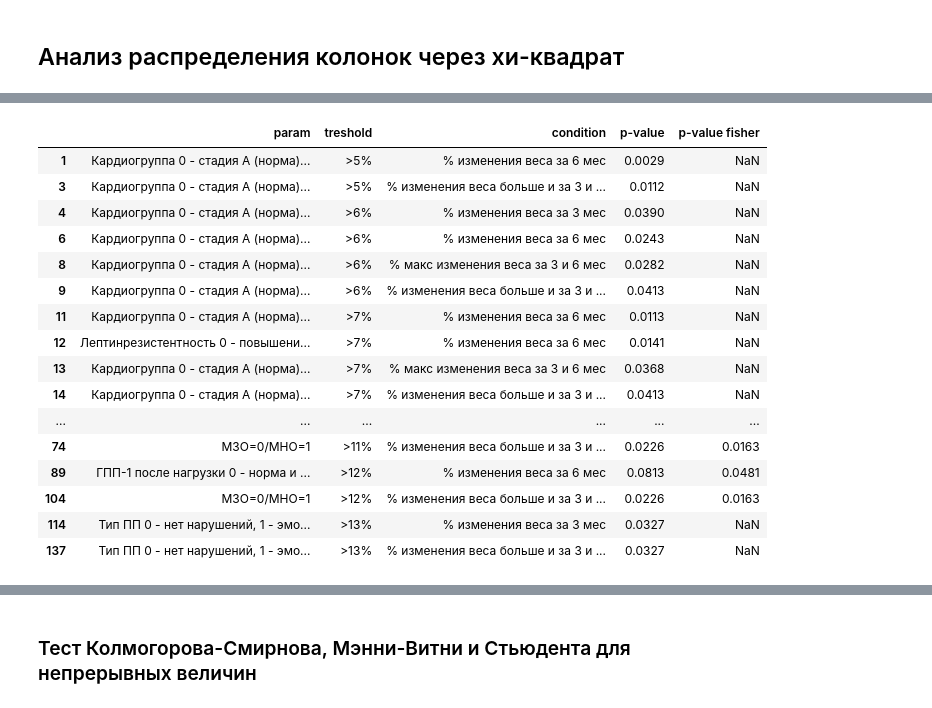
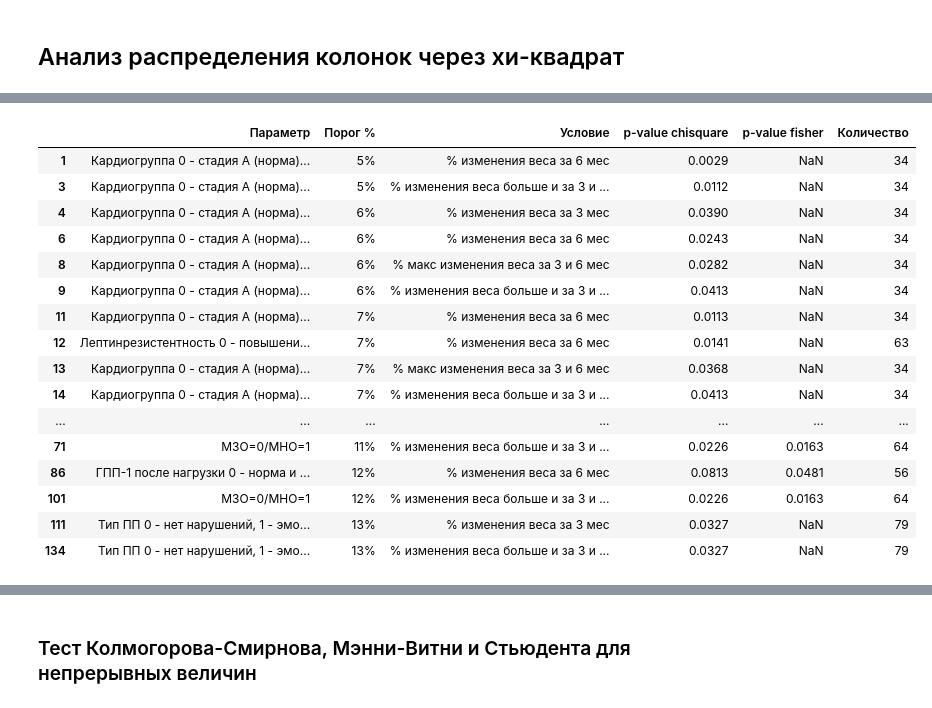
Before and after one commit to geniusserg/Endocrinology, a Jupyter notebook: experiments.ipynb, the cells around one changed output, grey strips where cells are left out. Drawn from its saved outputs; the diff is of its cells as text; code cells hidden in the pictures.

```diff
--- a/experiments.ipynb
+++ b/experiments.ipynb
@@ -297,16 +302,28 @@ for col in cols:
 dataset["Мочевая Кислота"] = dataset["Мочевая Кислота"].astype(float)
 # %% [markdown]
 ## Анализ распределения колонок через хи-квадрат
+# %%
+
+aliases = {
+    "A": "% изменения веса за 3 мес",
+    "B": "% изменения веса за 6 мес",
+    'C': "% макс изменения веса за 3 и 6 мес",
+    'D': "% изменения веса больше и за 3 и за 6 мес"
+}
+
+def add_descriptions(df, condition_column="Условие"):
+  for i in list(aliases.keys()):
+    df.loc[df[condition_column]==i, condition_column] = aliases[i]
+
+def get_conditions(dataset_x, threshold=5):
+  conditions = {
+      "A": (dataset_x["% потери веса 3 мес"]>=threshold),
+      "B": (dataset_x[~pd.isna(dataset_x["% потери веса 6 мес"])]["% потери веса 6 мес"]>=threshold),
+      'C': (np.nanmax(dataset_x[["% потери веса 3 мес","% потери веса 6 мес"]], axis=1)>=threshold),
+      'D': (dataset_x["% потери веса 3 мес"]>=threshold)&(dataset_x["% потери веса 6 мес"]>=threshold)
+  }
+  return conditions
 # %%
-def get_conditions(dataset_x, threshold=5):
-  conditions = {
-      "A": (dataset_x["% потери веса 3 мес"]>threshold),
-      "B": (dataset_x[~pd.isna(dataset_x["% потери веса 6 мес"])]["% потери веса 6 мес"]>threshold),
-      'C': (np.nanmax(dataset_x[["% потери веса 3 мес","% потери веса 6 мес"]], axis=1)>threshold),
-      'D': (dataset_x["% потери веса 3 мес"]>threshold)&(dataset_x["% потери веса 6 мес"]>threshold)
-  }
-  return conditions
-
 def test_chisquare(medicine="SAX"):
   global dataset
   dataset_x = dataset.copy()
@@ -317,9 +334,9 @@ def test_chisquare(medicine="SAX"):
       dataset_x["success"] = conditions[j]
       dataset_x = dataset_x[dataset_x["Лечение"]==medicine]
       for col in dataset_x.columns:
-        if (col == "success"):
+        if ((col == "success") or (col not in discret_params)):
           continue
-        res = [col, f">{i}%", j, None, None]
+        res = [col, f"{i}%", aliases[j], None, None]
         if any([col.find(prf)!=-1 for prf in ["3 мес", "6 мес", "В2", "Респондер", "В.2", "В1..1", "ПЭТ"]]):
           continue
         if ((~(dataset_x[col].isna())).sum() < 20):
@@ -336,7 +353,8 @@ def test_chisquare(medicine="SAX"):
           res[4]=fisher_exact(A)[1]
         except Exception as e:
           pass
+        res.append((~(dataset_x[col].isna())).sum())
         stats.append(res)
-  dfds = pd.DataFrame(stats, columns=["param", "treshold", "condition", "p-value", "p-value fisher"])
-  dfds = dfds[((~(dfds["p-value"].isna()))&(dfds["p-value"]<=0.05))|((~(dfds["p-value fisher"].isna()))&(dfds["p-value fisher"]<=0.05))].reset_index(drop=True)
+  dfds = pd.DataFrame(stats, columns=["Параметр", 'Порог %', 'Условие', "p-value chisquare", "p-value fisher", "Количество"])
+  dfds = dfds[((~(dfds["p-value chisquare"].isna()))&(dfds["p-value chisquare"]<=0.05))|((~(dfds["p-value fisher"].isna()))&(dfds["p-value fisher"]<=0.05))].reset_index(drop=True)
   return dfds
@@ -365,25 +375,24 @@ sax_df
 # %%
 sib_df = test_chisquare("SIB")
-sib_df = sib_df[sib_df["param"].isin(discret_params)]
-add_descriptions(sib_df)
+sib_df = sib_df[sib_df["Параметр"].isin(discret_params)]
 sib_df
 # %% [output]
-|  | param | treshold | condition | p-value | p-value fisher |
-| 1 | Кардиогруппа 0 - стадия А (норма)... | >5% | % изменения веса за 6 мес | 0.0029 | NaN |
-| 3 | Кардиогруппа 0 - стадия А (норма)... | >5% | % изменения веса больше и за 3 и ... | 0.0112 | NaN |
-| 4 | Кардиогруппа 0 - стадия А (норма)... | >6% | % изменения веса за 3 мес | 0.0390 | NaN |
-| 6 | Кардиогруппа 0 - стадия А (норма)... | >6% | % изменения веса за 6 мес | 0.0243 | NaN |
-| 8 | Кардиогруппа 0 - стадия А (норма)... | >6% | % макс изменения веса за 3 и 6 мес | 0.0282 | NaN |
-| 9 | Кардиогруппа 0 - стадия А (норма)... | >6% | % изменения веса больше и за 3 и ... | 0.0413 | NaN |
-| 11 | Кардиогруппа 0 - стадия А (норма)... | >7% | % изменения веса за 6 мес | 0.0113 | NaN |
-| 12 | Лептинрезистентность 0 - повышени... | >7% | % изменения веса за 6 мес | 0.0141 | NaN |
-| 13 | Кардиогруппа 0 - стадия А (норма)... | >7% | % макс изменения веса за 3 и 6 мес | 0.0368 | NaN |
-| 14 | Кардиогруппа 0 - стадия А (норма)... | >7% | % изменения веса больше и за 3 и ... | 0.0413 | NaN |
-| ... | ... | ... | ... | ... | ... |
-| 74 | МЗО=0/МНО=1 | >11% | % изменения веса больше и за 3 и ... | 0.0226 | 0.0163 |
-| 89 | ГПП-1 после нагрузки 0 - норма и ... | >12% | % изменения веса за 6 мес | 0.0813 | 0.0481 |
-| 104 | МЗО=0/МНО=1 | >12% | % изменения веса больше и за 3 и ... | 0.0226 | 0.0163 |
-| 114 | Тип ПП 0 - нет нарушений, 1 - эмо... | >13% | % изменения веса за 3 мес | 0.0327 | NaN |
-| 137 | Тип ПП 0 - нет нарушений, 1 - эмо... | >13% | % изменения веса больше и за 3 и ... | 0.0327 | NaN |
+|  | Параметр | Порог % | Условие | p-value chisquare | p-value fisher | Количество |
+| 1 | Кардиогруппа 0 - стадия А (норма)... | 5% | % изменения веса за 6 мес | 0.0029 | NaN | 34 |
+| 3 | Кардиогруппа 0 - стадия А (норма)... | 5% | % изменения веса больше и за 3 и ... | 0.0112 | NaN | 34 |
+| 4 | Кардиогруппа 0 - стадия А (норма)... | 6% | % изменения веса за 3 мес | 0.0390 | NaN | 34 |
+| 6 | Кардиогруппа 0 - стадия А (норма)... | 6% | % изменения веса за 6 мес | 0.0243 | NaN | 34 |
+| 8 | Кардиогруппа 0 - стадия А (норма)... | 6% | % макс изменения веса за 3 и 6 мес | 0.0282 | NaN | 34 |
+| 9 | Кардиогруппа 0 - стадия А (норма)... | 6% | % изменения веса больше и за 3 и ... | 0.0413 | NaN | 34 |
+| 11 | Кардиогруппа 0 - стадия А (норма)... | 7% | % изменения веса за 6 мес | 0.0113 | NaN | 34 |
+| 12 | Лептинрезистентность 0 - повышени... | 7% | % изменения веса за 6 мес | 0.0141 | NaN | 63 |
+| 13 | Кардиогруппа 0 - стадия А (норма)... | 7% | % макс изменения веса за 3 и 6 мес | 0.0368 | NaN | 34 |
+| 14 | Кардиогруппа 0 - стадия А (норма)... | 7% | % изменения веса больше и за 3 и ... | 0.0413 | NaN | 34 |
+| ... | ... | ... | ... | ... | ... | ... |
+| 71 | МЗО=0/МНО=1 | 11% | % изменения веса больше и за 3 и ... | 0.0226 | 0.0163 | 64 |
+| 86 | ГПП-1 после нагрузки 0 - норма и ... | 12% | % изменения веса за 6 мес | 0.0813 | 0.0481 | 56 |
+| 101 | МЗО=0/МНО=1 | 12% | % изменения веса больше и за 3 и ... | 0.0226 | 0.0163 | 64 |
+| 111 | Тип ПП 0 - нет нарушений, 1 - эмо... | 13% | % изменения веса за 3 мес | 0.0327 | NaN | 79 |
+| 134 | Тип ПП 0 - нет нарушений, 1 - эмо... | 13% | % изменения веса больше и за 3 и ... | 0.0327 | NaN | 79 |
 # %%
 std_df = test_chisquare("STD")
```
Also changed, not shown: parts of 38 cells of this notebook, 12 other files.
